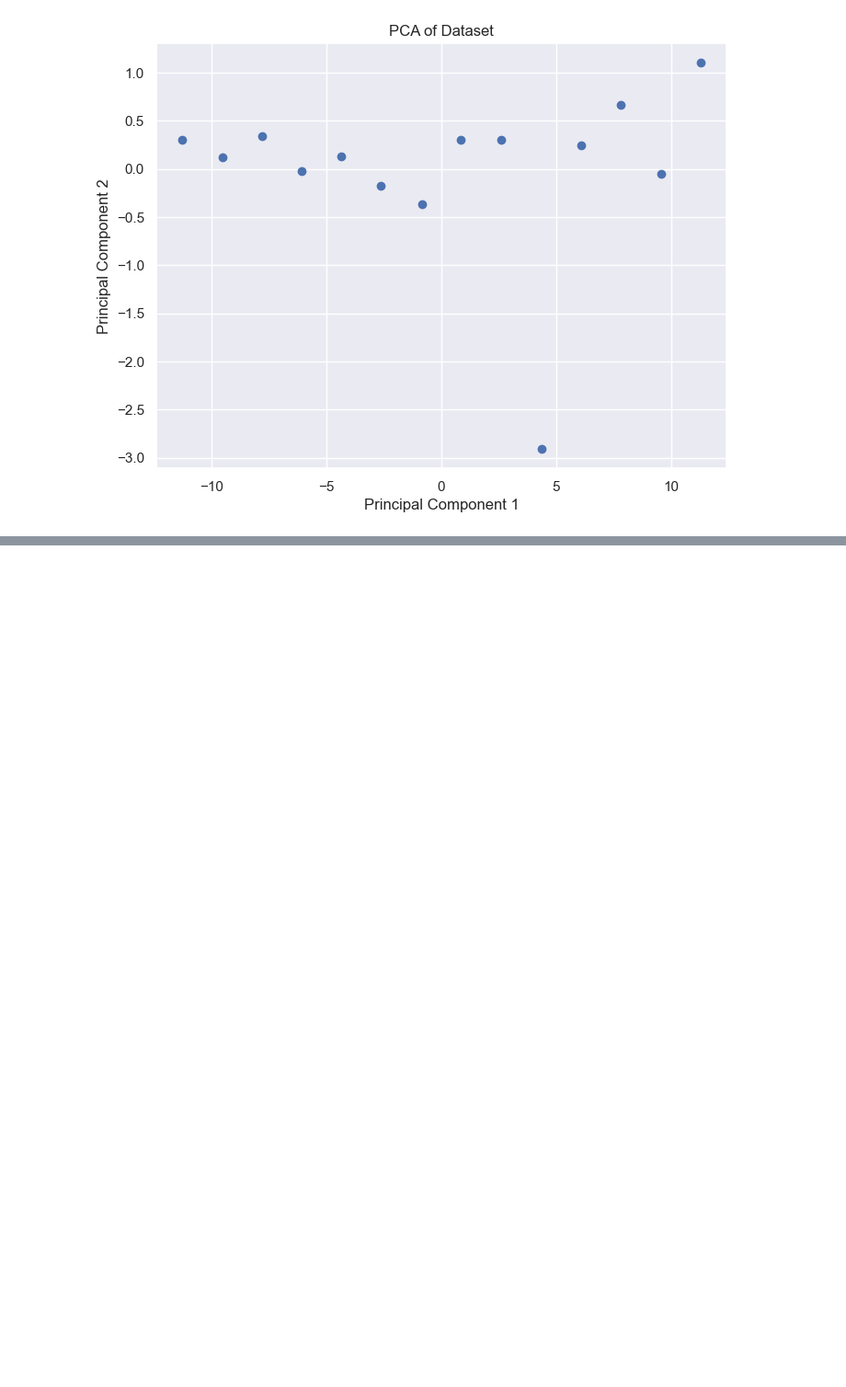
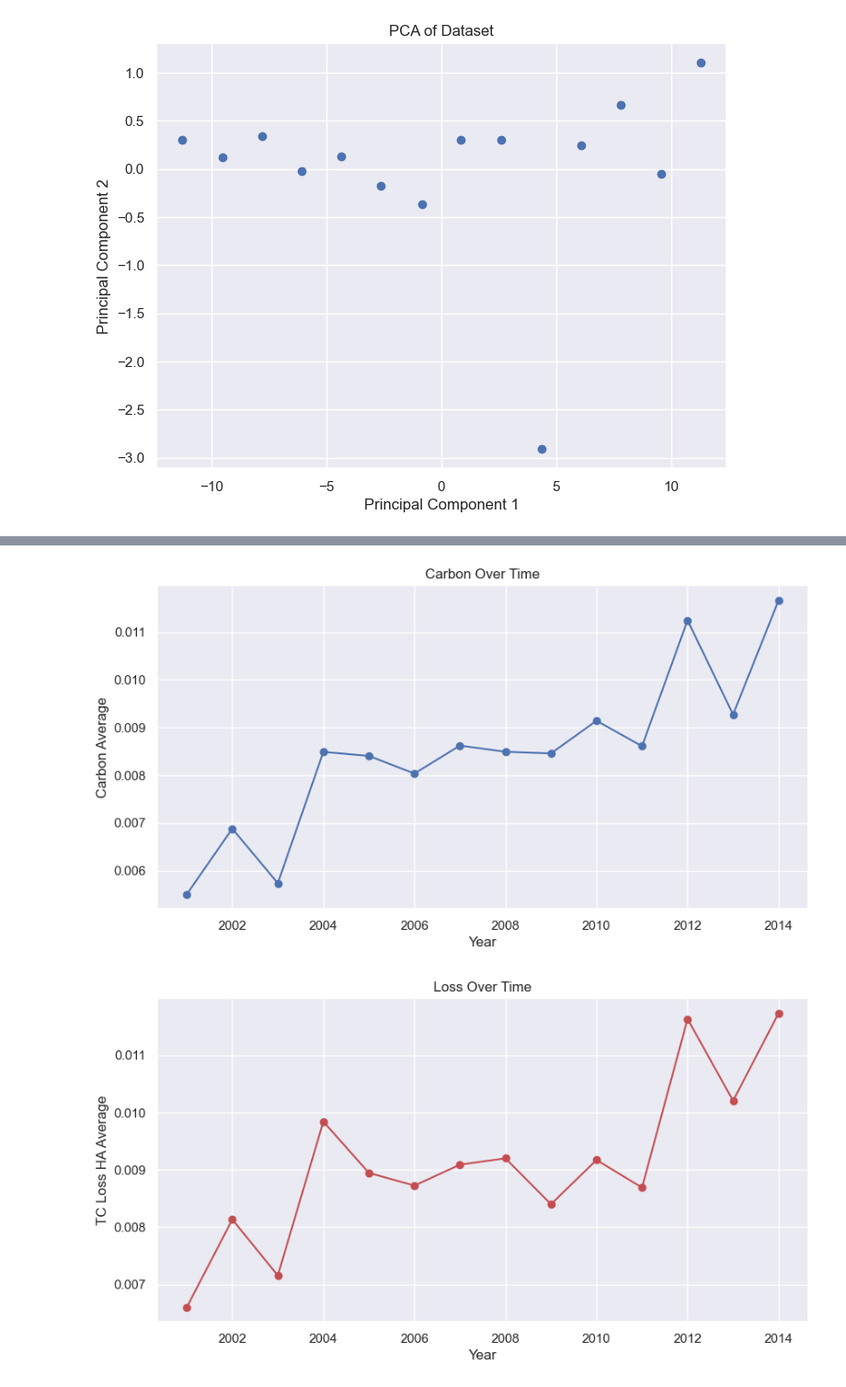
Before and after one commit to sidmanu/MIDS-W207-DeforestationAndClimate, a Jupyter notebook: alex_workspace.ipynb, the cells around one changed output, grey strips where cells are left out. Shown at 92% size. Cells and saved outputs as stored; diff of their text form; code cells hidden in the pictures; blank space fills up the shorter version.

```diff
--- a/alex_workspace.ipynb
+++ b/alex_workspace.ipynb
@@ -117,0 +137,21 @@ plt.show()
+# %%
+# Plotting carbon_average
+plt.figure(figsize=(10, 5))
+plt.plot(df['carbon_year'], df['carbon_average'], marker='o', color='b', linestyle='-')
+plt.title('Carbon Over Time')
+plt.xlabel('Year')
+plt.ylabel('Carbon Average')
+plt.grid(True)
+plt.show()
+
+# Plotting tc_loss_ha_average
+plt.figure(figsize=(10, 5))
+plt.plot(df['carbon_year'], df['tc_loss_ha_average'], marker='o', color='r', linestyle='-')
+plt.title('Loss Over Time')
+plt.xlabel('Year')
+plt.ylabel('TC Loss HA Average')
+plt.grid(True)
+plt.show()
+# %% [output]
+[figure, added]
+[figure, added]
```
Also changed, not shown: parts of 11 cells of this notebook.
